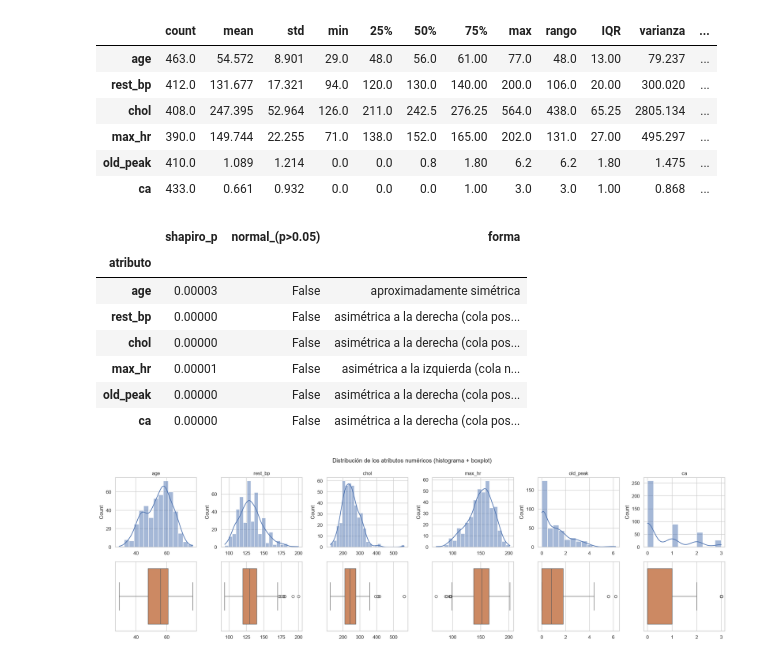
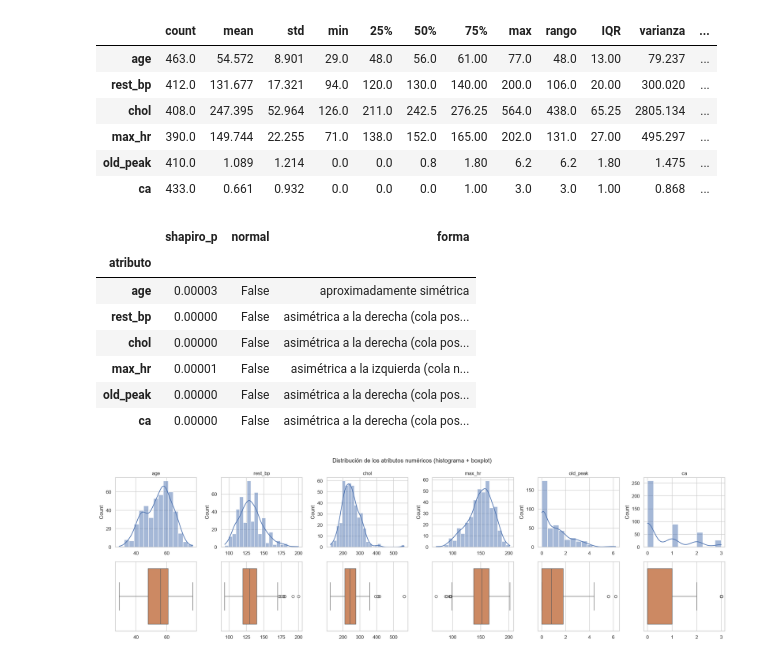
Before and after one commit to ronaldo-duran/Hearth-project, a Jupyter notebook: notebooks/3-analysis/03-jrdt-analisis_exploratorio-2026_08_21.ipynb, the cells around one changed output. Saved outputs shown, nothing was run; the diff lists cells and outputs as text; code cells hidden in the pictures.

```diff
--- a/notebooks/3-analysis/03-jrdt-analisis_exploratorio-2026_08_21.ipynb
+++ b/notebooks/3-analysis/03-jrdt-analisis_exploratorio-2026_08_21.ipynb
@@ -34,6 +34,13 @@ from scipy import stats
 
 sns.set_theme(style="whitegrid", palette="deep")
 plt.rcParams["figure.dpi"] = 110
+
+# Umbrales usados a lo largo del análisis
+NIVEL_SIGNIFICANCIA = 0.05
+UMBRAL_SIMETRIA = 0.5
+UMBRAL_COLINEALIDAD = 0.30
+UMBRAL_OLDPEAK = 1.0
+MIN_SENALES_RIESGO = 3
 # %% [markdown]
 ## 💾 Load data
 # %%
@@ -162,27 +169,27 @@ desc.round(3)
 # %%
 # Prueba de normalidad (Shapiro-Wilk) para clasificar el tipo de distribucion
 filas = []
 for col in NUMERICAS:
     serie = corazon_eda[col].astype(float).dropna()
     _, p_valor = stats.shapiro(serie)
     sesgo = serie.skew()
-    if abs(sesgo) < 0.5:
+    if abs(sesgo) < UMBRAL_SIMETRIA:
         forma = "aproximadamente simétrica"
     elif sesgo > 0:
         forma = "asimétrica a la derecha (cola positiva)"
     else:
         forma = "asimétrica a la izquierda (cola negativa)"
     filas.append(
         {
             "atributo": col,
             "shapiro_p": round(p_valor, 5),
-            "normal_(p>0.05)": p_valor > 0.05,
+            "normal": p_valor > NIVEL_SIGNIFICANCIA,
             "forma": forma,
         }
     )
 pd.DataFrame(filas).set_index("atributo")
 # %% [output]
-|  | shapiro_p | normal_(p>0.05) | forma |
+|  | shapiro_p | normal | forma |
 | atributo |  |  |  |
 | age | 0.00003 | False | aproximadamente simétrica |
 | rest_bp | 0.00000 | False | asimétrica a la derecha (cola pos... |
```
Also changed, not shown: parts of 8 cells of this notebook.
